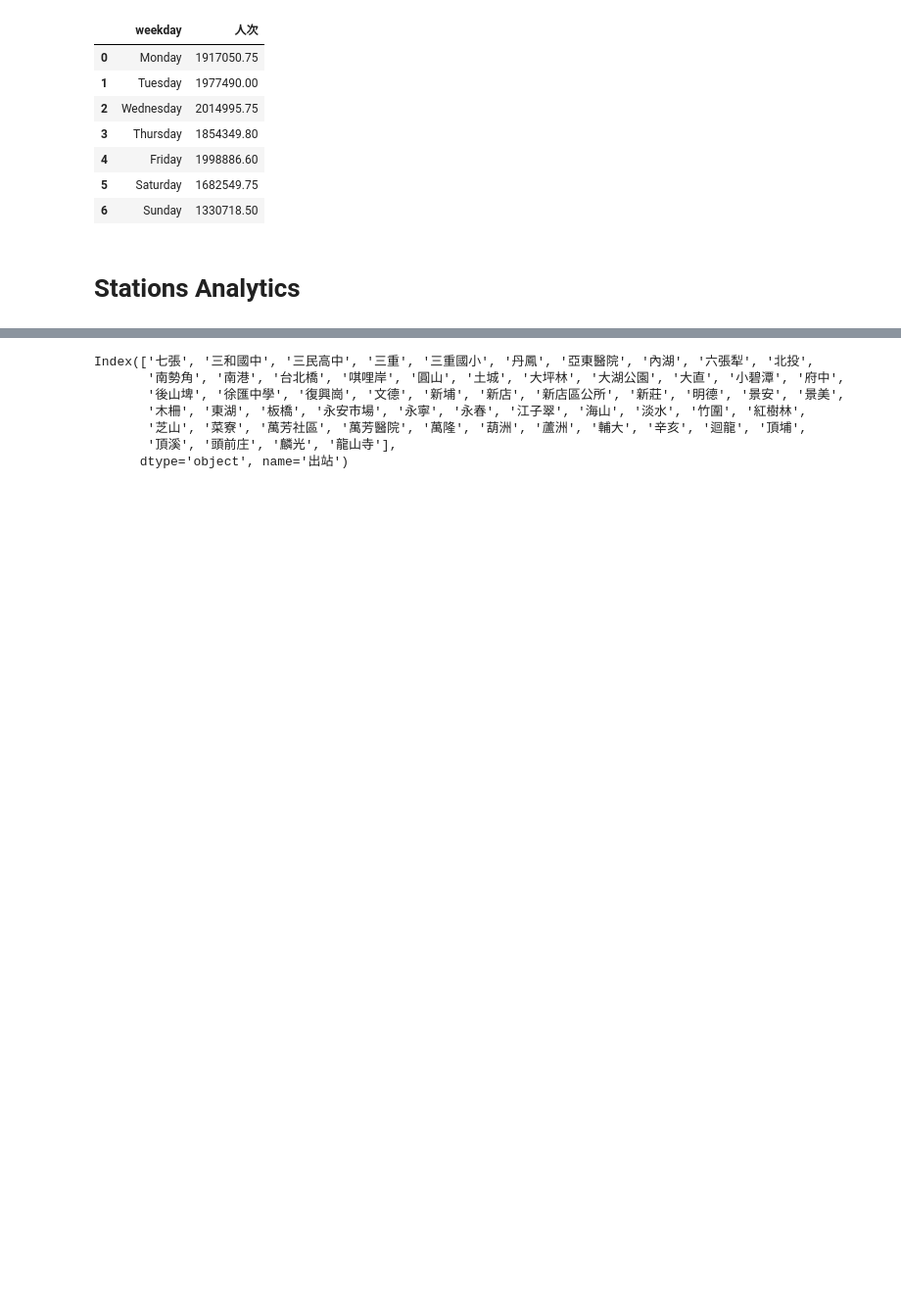
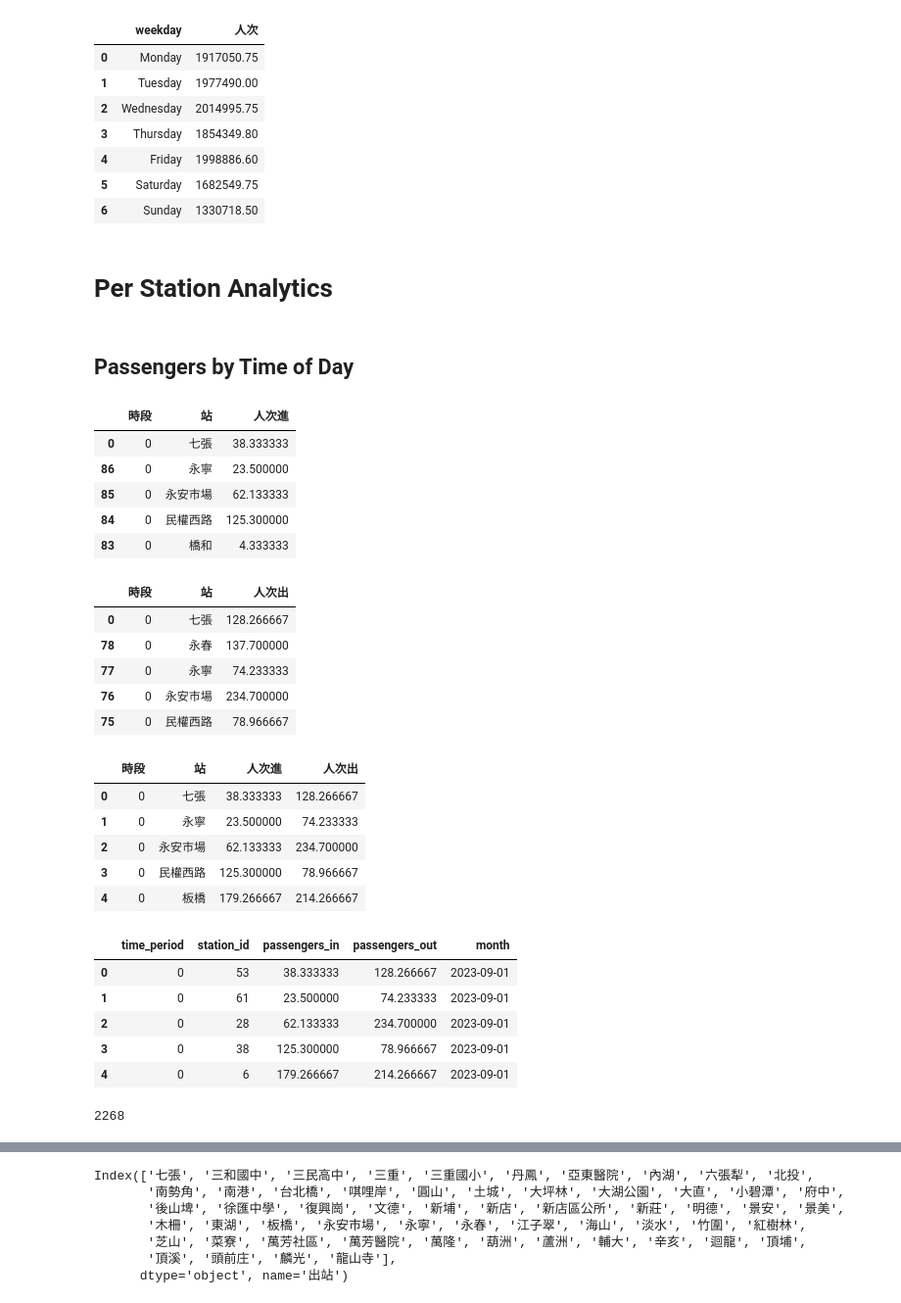
Before and after one commit to YHTerrance/taipei-great-migration, a Jupyter notebook: EDA.ipynb, the cells around one changed output, grey strips where cells are left out. Shown at 98% size. Drawn from its saved outputs; the diff is of its cells as text; code cells hidden in the pictures; blank space fills up the shorter version.

```diff
--- a/EDA.ipynb
+++ b/EDA.ipynb
@@ -211,4 +218,66 @@ display(average_passengers)
 | 5 | Saturday | 1682549.75 |
 | 6 | Sunday | 1330718.50 |
 # %% [markdown]
-# Stations Analytics
+# Per Station Analytics
+# %% [markdown]
+## Passengers by Time of Day
+# %%
+temp_in = data.groupby(['日期', '時段', '進站'])['人次'].sum().reset_index()
+
+passengers_in = temp_in.groupby(['時段', '進站'])['人次'].mean().reset_index().rename(columns={'進站': '站', '人次': '人次進'})
+passengers_in = passengers_in.sort_values('時段', ascending=True)
+
+temp_out = data.groupby(['日期', '時段', '出站'])['人次'].sum().reset_index()
+
+passengers_out = temp_out.groupby(['時段', '出站'])['人次'].mean().reset_index().rename(columns={'出站': '站', '人次': '人次出'})
+passengers_out = passengers_out.sort_values('時段', ascending=True)
+
+display(passengers_in.head())
+display(passengers_out.head())
+
+passengers = passengers_in.merge(passengers_out, how='inner', left_on=['時段', '站'], right_on=['時段', '站'])
+display(passengers.head())
+
+passengers = passengers.assign(month=MONTH)
+passengers.rename(columns={'站': 'station_id'}, inplace=True)
+passengers.rename(columns={'時段': 'time_period'}, inplace=True)
+passengers.rename(columns={'人次進': 'passengers_in'}, inplace=True)
+passengers.rename(columns={'人次出': 'passengers_out'}, inplace=True)
+
+passengers['station_id'] = passengers['station_id'].map(MAPPING)
+
+display(passengers.head())
+# %% [output]
+|  | 時段 | 站 | 人次進 |
+| 0 | 0 | 七張 | 38.333333 |
+| 86 | 0 | 永寧 | 23.500000 |
+| 85 | 0 | 永安市場 | 62.133333 |
+| 84 | 0 | 民權西路 | 125.300000 |
+| 83 | 0 | 橋和 | 4.333333 |
+|  | 時段 | 站 | 人次出 |
+| 0 | 0 | 七張 | 128.266667 |
+| 78 | 0 | 永春 | 137.700000 |
+| 77 | 0 | 永寧 | 74.233333 |
+| 76 | 0 | 永安市場 | 234.700000 |
+| 75 | 0 | 民權西路 | 78.966667 |
+|  | 時段 | 站 | 人次進 | 人次出 |
+| 0 | 0 | 七張 | 38.333333 | 128.266667 |
+| 1 | 0 | 永寧 | 23.500000 | 74.233333 |
+| 2 | 0 | 永安市場 | 62.133333 | 234.700000 |
+| 3 | 0 | 民權西路 | 125.300000 | 78.966667 |
+| 4 | 0 | 板橋 | 179.266667 | 214.266667 |
+|  | time_period | station_id | passengers_in | passengers_out | month |
+| 0 | 0 | 53 | 38.333333 | 128.266667 | 2023-09-01 |
+| 1 | 0 | 61 | 23.500000 | 74.233333 | 2023-09-01 |
+| 2 | 0 | 28 | 62.133333 | 234.700000 | 2023-09-01 |
+| 3 | 0 | 38 | 125.300000 | 78.966667 | 2023-09-01 |
+| 4 | 0 | 6 | 179.266667 | 214.266667 | 2023-09-01 |
+# %%
+passengers.to_sql(
+    name='StationPassengersByTimePeriod',
+    con=ENGINE,
+    if_exists='append',
+    index=False
+)
+# %% [output]
+2268
```
Also changed, not shown: parts of 24 cells of this notebook, 2 other files.
